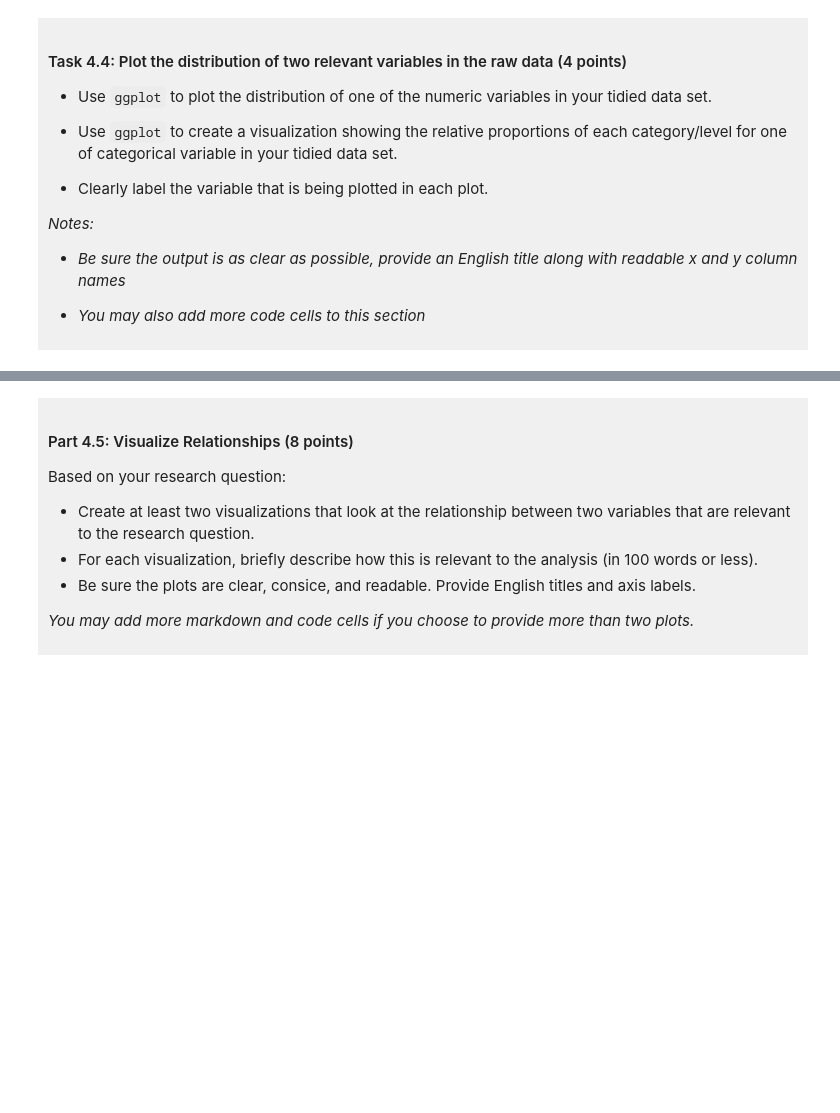
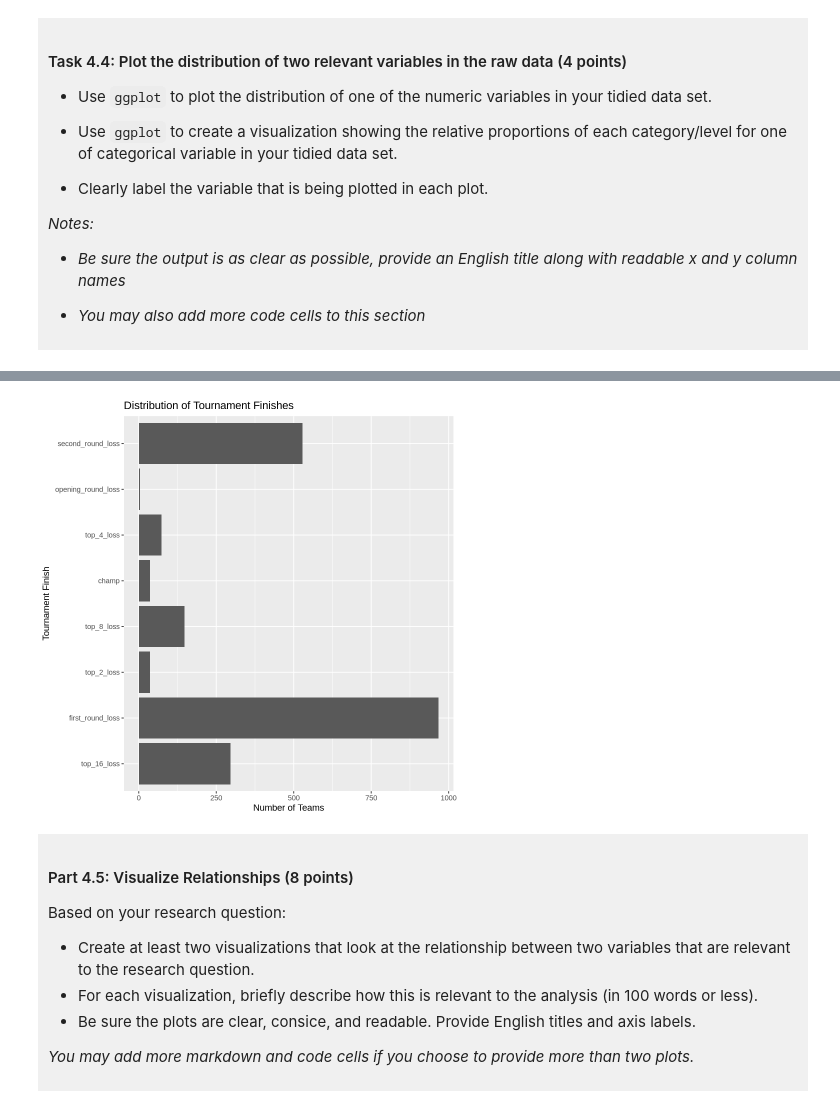
Before and after one commit to yunnnnnc/dsci-100-project-erica-chen, a Jupyter notebook: dsci-100-project-notebook.ipynb, the cells around one changed output, grey strips where cells are left out. Cells and saved outputs as stored; diff of their text form; code cells hidden in the pictures; blank space fills up the shorter version.

```diff
--- a/dsci-100-project-notebook.ipynb
+++ b/dsci-100-project-notebook.ipynb
@@ -298,5 +353,12 @@ You will refine your research question (if needed) and produce a tidy data set.
 # %%
-### EDIT THIS CODE CELL FOR PLOT 2 ###
+ggplot(women_match_madness_tidy, aes(x = tourney_finish)) +
+    geom_bar() + coord_flip() +
+    labs(
+        title = "Distribution of Tournament Finishes",
+        x = "Tournament Finish",
+        y = "Number of Teams")
+# %% [output]
+[figure, added]
 # %% [markdown]
 <div style="background-color: #f0f0f0; padding: 10px;">
 
```
Also changed, not shown: parts of 11 cells of this notebook.
